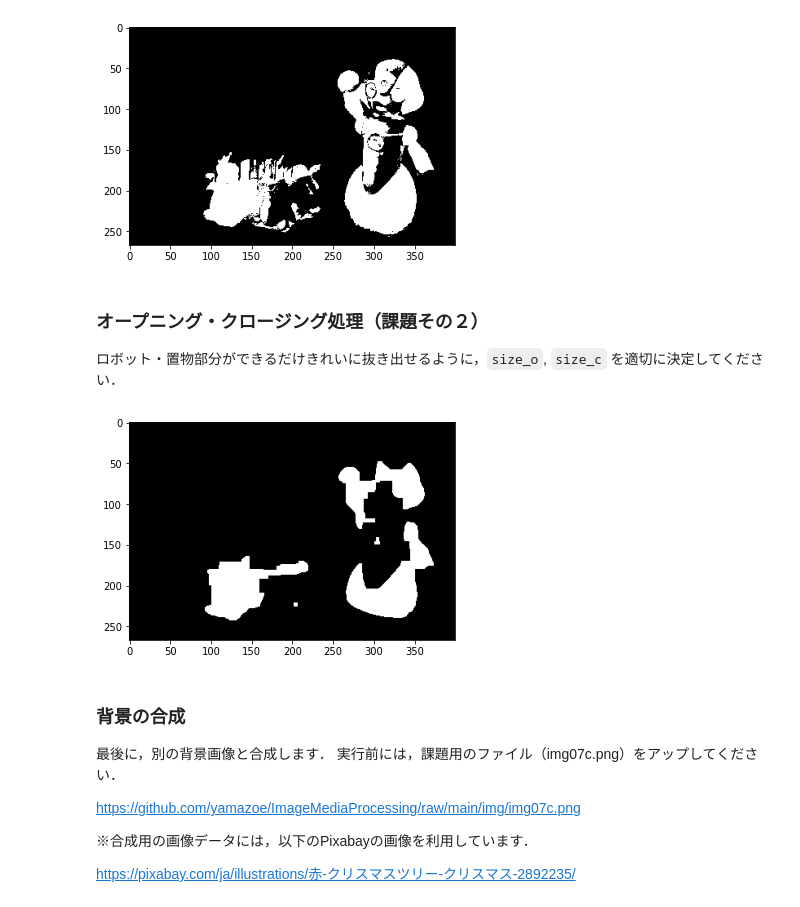
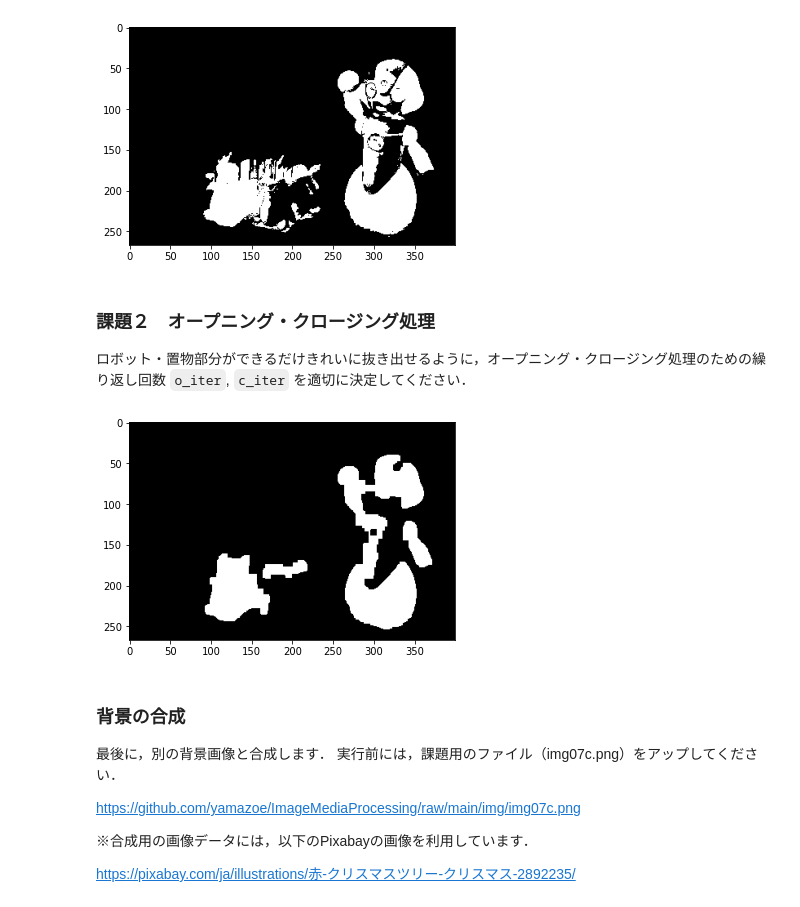
Before and after one commit to yamazoe/ImageMediaProcessing, a Jupyter notebook: week07.ipynb, the cells around one changed output. Cells and saved outputs as stored; diff of their text form; code cells hidden in the pictures.

```diff
--- a/week07.ipynb
+++ b/week07.ipynb
@@ -142,21 +141,23 @@ plt.imshow(img_mask, cmap='gray', vmin = 0, vmax = 255);
 # %% [output]
 [figure]
 # %% [markdown]
-### オープニング・クロージング処理（課題その２）
+### 課題２　オープニング・クロージング処理
 
-ロボット・置物部分ができるだけきれいに抜き出せるように，`size_o`, `size_c` を適切に決定してください．
+ロボット・置物部分ができるだけきれいに抜き出せるように，オープニング・クロージング処理のための繰り返し回数 `o_iter`, `c_iter` を適切に決定してください．
-# %%
-size_o = 4 # オープニング用のカーネルサイズ
-kernel_o = np.ones((size_o, size_o))
-size_c = 15 # クロージング用のカーネルサイズ
-kernel_c = np.ones((size_c, size_c))
-
-img_mask_opened = cv2.morphologyEx(img_mask, cv2.MORPH_OPEN, kernel_o)  # オープニング
-img_mask_morphologied = cv2.morphologyEx(img_mask_opened, cv2.MORPH_CLOSE, kernel_c)  # クロージング
-
-plt.imshow(img_mask_morphologied, cmap='gray', vmin=0, vmax=255);
-# %% [output]
-[figure, removed]
+# %%
+kernel = np.ones((3,3))
+o_iter = 3 # オープニング処理のための繰り返し回数
+c_iter = 3 # クロージング処理のための繰り返し回数
+
+# オープニング処理の後，クロージング処理を行う場合
+tmp = cv2.erode(img_mask, kernel, iterations=o_iter) # オープニング処理
+tmp = cv2.dilate(tmp, kernel, iterations=o_iter)
+tmp = cv2.dilate(tmp, kernel, iterations=c_iter) # クロージング処理
+mask_res = cv2.erode(tmp, kernel, iterations=c_iter)
+
+plt.imshow(mask_res, cmap='gray', vmin=0, vmax=255);
+# %% [output]
+[figure, added]
 # %% [markdown]
 ### 背景の合成
 最後に，別の背景画像と合成します．
```
Also changed, not shown: parts of 7 cells of this notebook.
